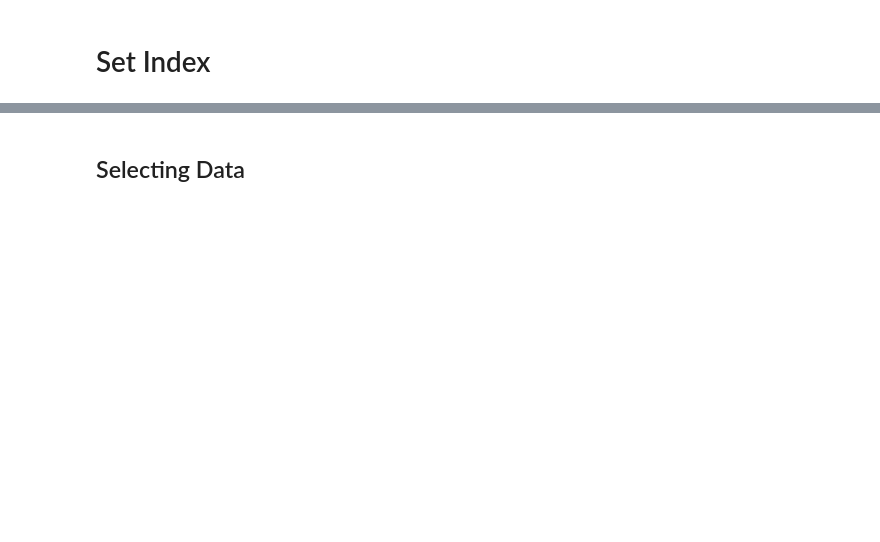
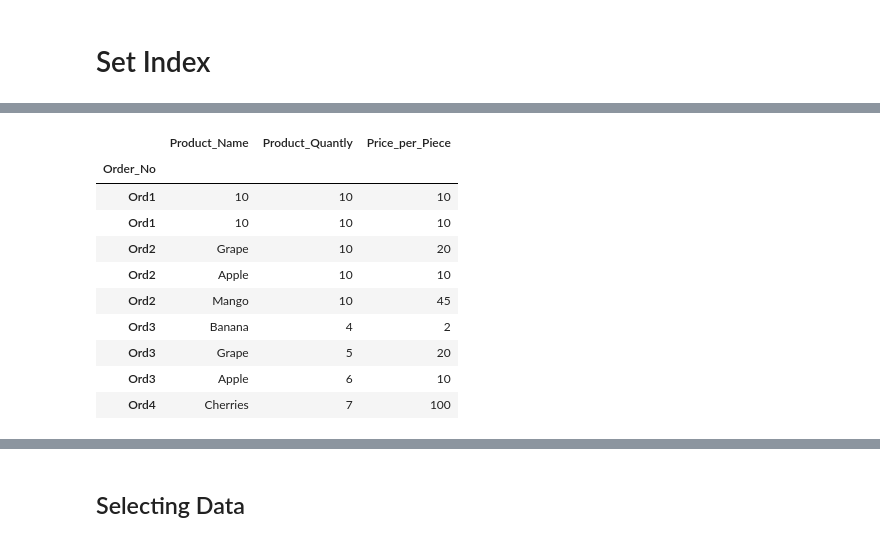
Before and after one commit to skg01/Coaching_ML, a Jupyter notebook: Python/Pandas_Practice.ipynb, the cells around one changed output, grey strips where cells are left out. Saved outputs shown, nothing was run; the diff lists cells and outputs as text; code cells hidden in the pictures; blank space fills up the shorter version.

```diff
--- a/Python/Pandas_Practice.ipynb
+++ b/Python/Pandas_Practice.ipynb
@@ -30,0 +129,16 @@ data_index.loc[["Ord1","Ord2"]]
+# %%
+data_index.loc['Ord1'] = 10
+# %%
+data_index
+# %% [output]
+|  | Product_Name | Product_Quantly | Price_per_Piece |
+| Order_No |  |  |  |
+| Ord1 | 10 | 10 | 10 |
+| Ord1 | 10 | 10 | 10 |
+| Ord2 | Grape | 10 | 20 |
+| Ord2 | Apple | 10 | 10 |
+| Ord2 | Mango | 10 | 45 |
+| Ord3 | Banana | 4 | 2 |
+| Ord3 | Grape | 5 | 20 |
+| Ord3 | Apple | 6 | 10 |
+| Ord4 | Cherries | 7 | 100 |
```
Also changed, not shown: parts of 41 cells of this notebook, 2 other files.
